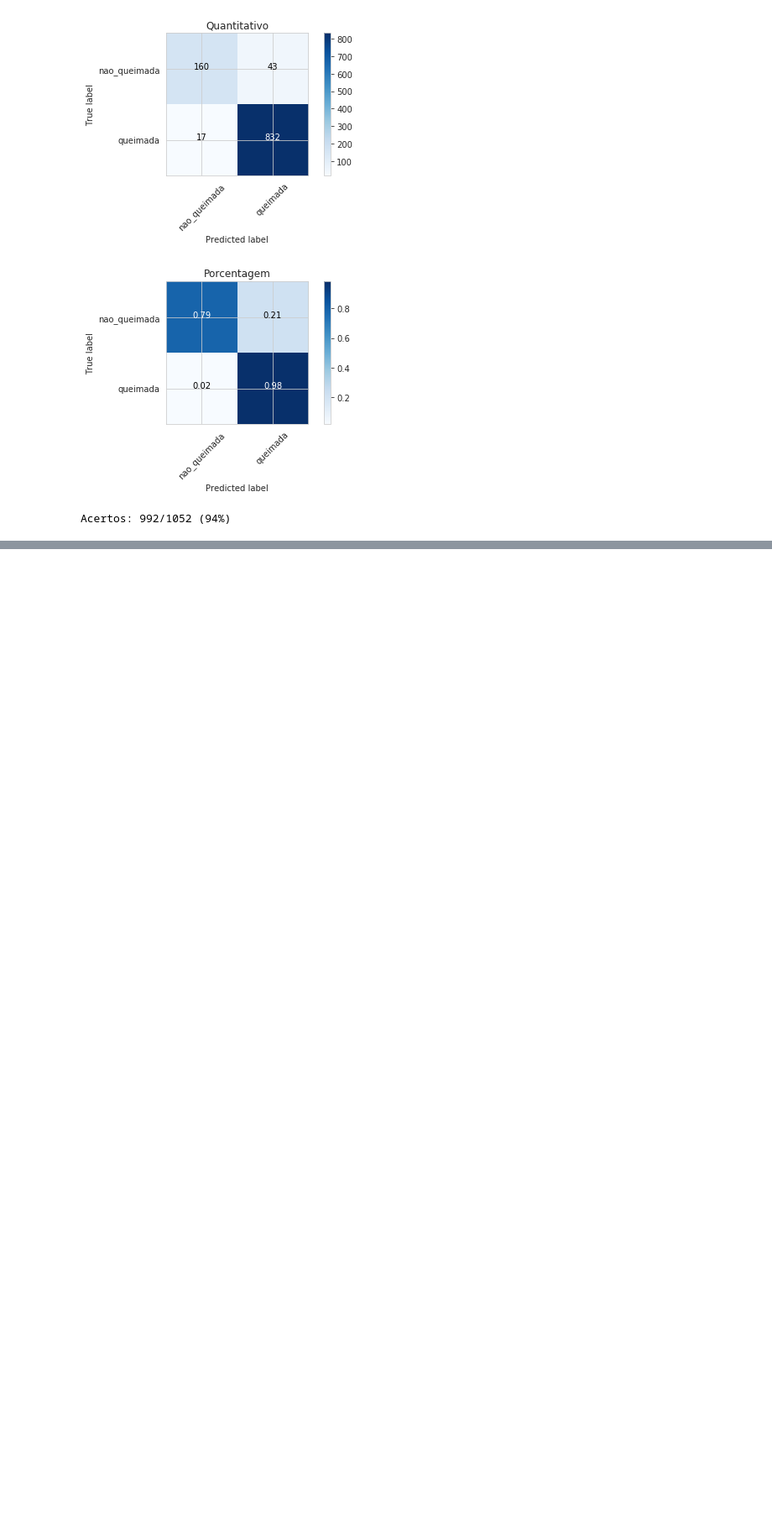
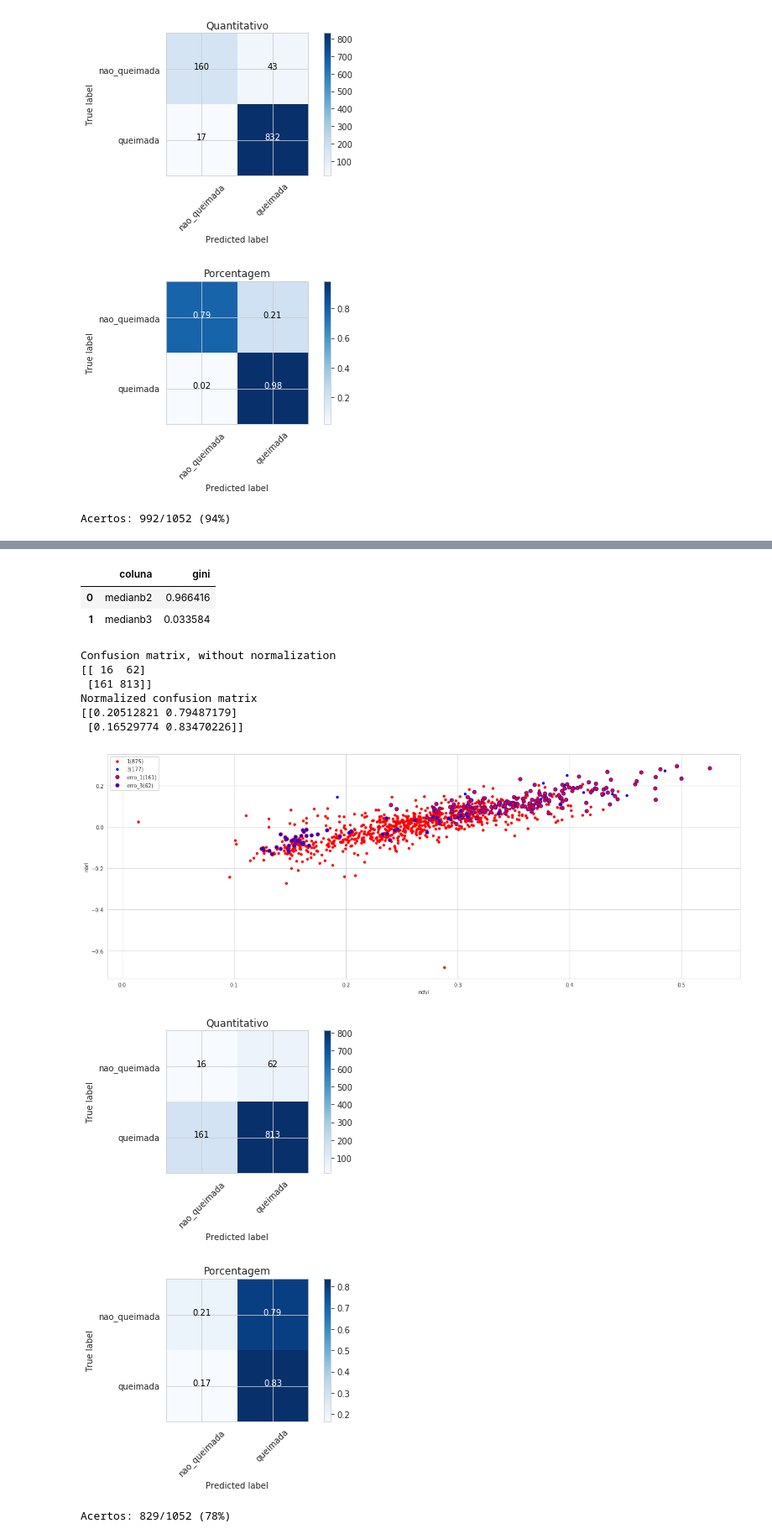
Before and after one commit to cicerocasj/aq30m, a Jupyter notebook: relatorio_final.ipynb, the cells around one changed output, grey strips where cells are left out. Shown at 84% size. Drawn from its saved outputs; the diff is of its cells as text; code cells hidden in the pictures; blank space fills up the shorter version.

```diff
--- a/relatorio_final.ipynb
+++ b/relatorio_final.ipynb
@@ -914,0 +952,4 @@ Acertos: 992/1052 (94%)
+# %%
+colunas = ['medianb3', 'medianb2']
+classificador = RandomForestClassifier(n_jobs=-1, n_estimators=100, max_features=len(colunas), random_state=0, max_depth=3, min_samples_split=5)
+classificador.fit(modelo[colunas], modelo.verifica)
@@ -914,0 +963,22 @@ Acertos: 992/1052 (94%)
+# %%
+rank = pd.DataFrame(sorted(list(zip(colunas,classificador.feature_importances_)), key=lambda x: x[1], reverse=True), columns=['coluna', 'gini'])
+rank
+# %% [output]
+|  | coluna | gini |
+| 0 | medianb2 | 0.966416 |
+| 1 | medianb3 | 0.033584 |
+# %%
+teste['rf'] = classificador.predict(teste[colunas])
+# %%
+ver_resultado(teste, 'rf', 'verifica')
+# %% [output]
+Confusion matrix, without normalization
+[[ 16  62]
+ [161 813]]
+Normalized confusion matrix
+[[0.20512821 0.79487179]
+ [0.16529774 0.83470226]]
+[figure, added]
+[figure, added]
+[figure, added]
+Acertos: 829/1052 (78%)
```
Also changed, not shown: parts of 14 cells of this notebook.
